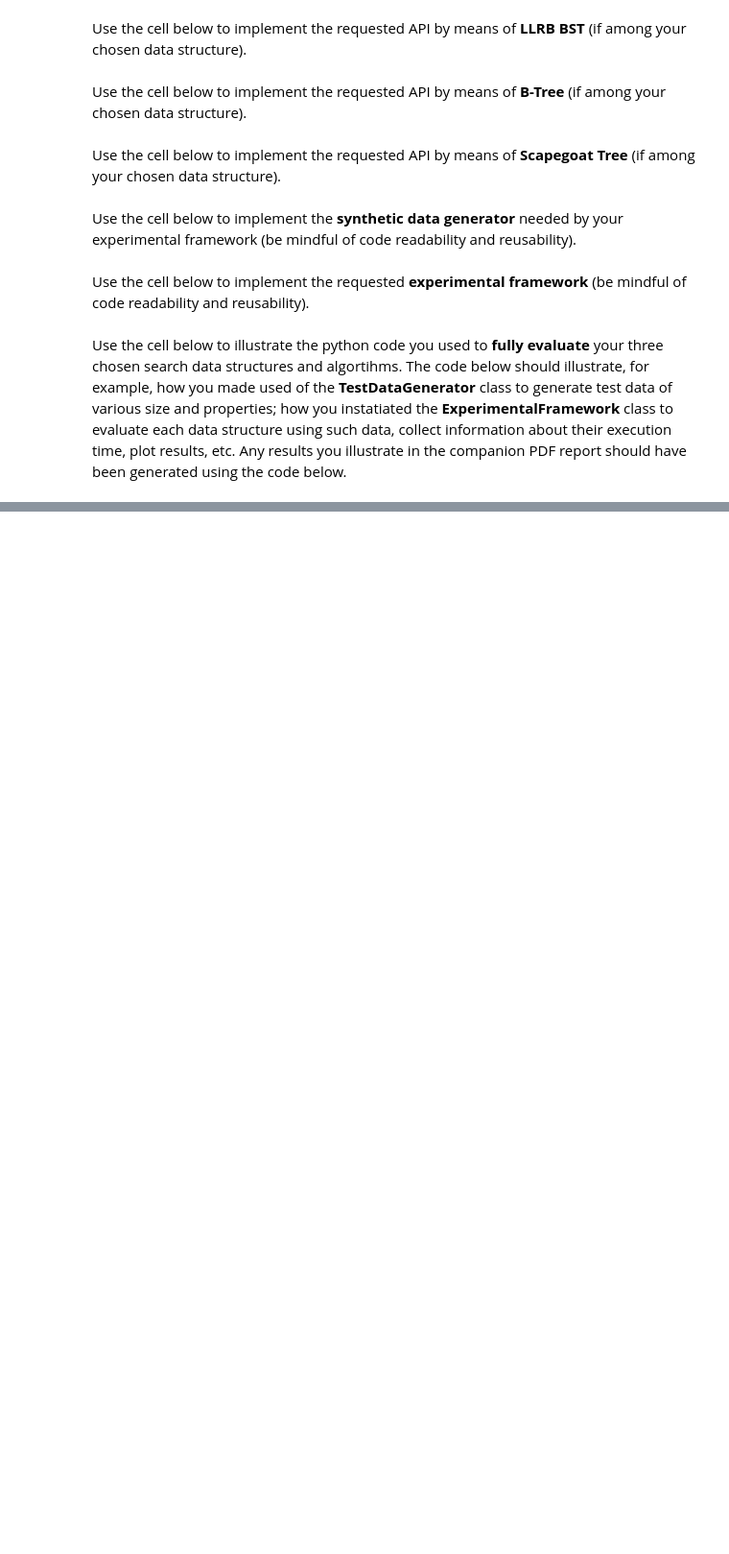
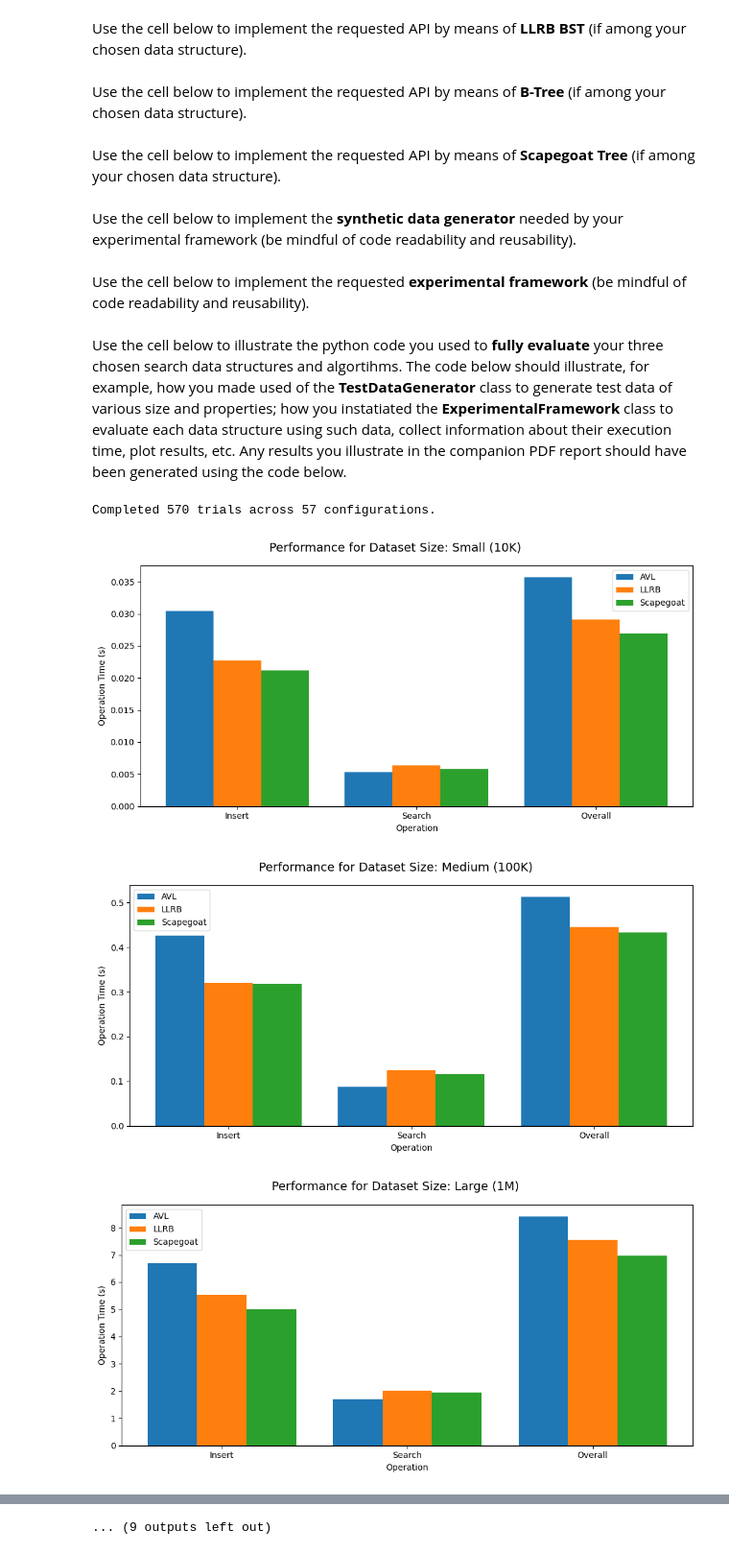
Before and after one commit to AsDoNa/COMP0005-Group-Coursework, a Jupyter notebook: COMP0005_coursework_files/group_XXX_COMP0005_code.ipynb, the cells around one changed output, grey strips where cells are left out. Shown at 96% size. Saved outputs shown, nothing was run; the diff lists cells and outputs as text; code cells hidden in the pictures; blank space fills up the shorter version.

```diff
--- a/COMP0005_coursework_files/group_XXX_COMP0005_code.ipynb
+++ b/COMP0005_coursework_files/group_XXX_COMP0005_code.ipynb
@@ -79,7 +79,7 @@ class AVLTree(AbstractSearchInterface):
             self.height: int = 1
 
         def set_height(self):
-            self.height = max(AVLTree.Node.get_height(self.left),AVLTree.Node.get_height(self.right))+1
+            self.height = max(self.get_height(self.left),self.get_height(self.right))+1
 
         @staticmethod
         def get_height(node) -> int:
@@ -89,11 +89,12 @@ class AVLTree(AbstractSearchInterface):
         self.root = root
 
     def height(self):
+        assert self.root is not None
         return self.root.height
 
 
     @staticmethod
-    def rotate_left(node:AVLTree.Node) -> AVLTree.Node:
+    def rotate_left(node:'AVLTree.Node') -> 'AVLTree.Node':
         '''Rotate the subtree with root `node` to the left and return the root of the subtree (new or unchanged)'''
 
         assert node.right is not None # When a subtree is rotated left it should have a right Node
@@ -108,7 +109,7 @@ class AVLTree(AbstractSearchInterface):
         return root
 
     @staticmethod
-    def rotate_right(node:AVLTree.Node) -> AVLTree.Node:
+    def rotate_right(node:'AVLTree.Node') -> 'AVLTree.Node':
         '''Rotate the subtree with root `node` to the right, and return the root of the subtree (new or unchanged)'''
         assert node.left is not None
 
@@ -122,7 +123,7 @@ class AVLTree(AbstractSearchInterface):
         return root
 
     @staticmethod
-    def rebalance(node:AVLTree.Node) -> AVLTree.Node:
+    def rebalance(node:'AVLTree.Node') -> 'AVLTree.Node':
         '''Rebalance the subtree with root `node`'''
         imbalance:int = AVLTree.Node.get_height(node.right) - AVLTree.Node.get_height(node.left)
 
@@ -150,7 +151,7 @@ class AVLTree(AbstractSearchInterface):
         return node
 
     @staticmethod
-    def _insert(node:'AVLTree.Node | None', value:str) -> AVLTree.Node:
+    def _insert(node:'AVLTree.Node | None', value:str) -> 'AVLTree.Node':
         '''Recursive helper function to insert a node into an AVL Tree'''
         if node is None:
             return AVLTree.Node(value)
@@ -801,33 +803,38 @@ trees = {
     "Scapegoat": ScapegoatTree
 }
 
-# Create the framework and run the full evaluation (5 trials per configuration)
+# Create the framework and run the full evaluation (10 trials per configuration)
 fw = ExperimentalFramework()
-all_results = fw.run_full_evaluation(trees, num_trials=5)
+all_results = fw.run_full_evaluation(trees, num_trials=10)
 
 # Plot all charts
 fw.plot_full_evaluation(all_results)
 
 # Print a summary table to stdout
 print("\n" + "=" * 90)
 print("SUMMARY TABLE")
 print("=" * 90)
 print(f"{'Tree':<12} {'Varied Param':<28} {'Value':<18} {'Insert (s)':<14} {'Search (s)':<14}")
 print("-" * 90)
 
 for r in all_results:
     tree_name = r["tree_name"]
     param = r["varied_parameter"]
     value = r[param]
 
     if param == "size":
         display_value = fw.SIZE_LABELS.get(value, str(value))
     else:
         display_value = str(value)
 
     insert_time = r["mean_insert_time"]
     search_time = r["mean_search_time"]
 
     print(f"{tree_name:<12} {param:<28} {display_value:<18} {insert_time:<14.6f} {search_time:<14.6f}")
 
 print("=" * 90)
+# %% [output]
+Completed 570 trials across 57 configurations.
+[figure, added]
+[figure, added]
+[figure, added]
@@ -833,0 +849 @@ print("=" * 90)
+... (9 outputs left out)
```
Also changed, not shown: parts of 3 cells of this notebook.
